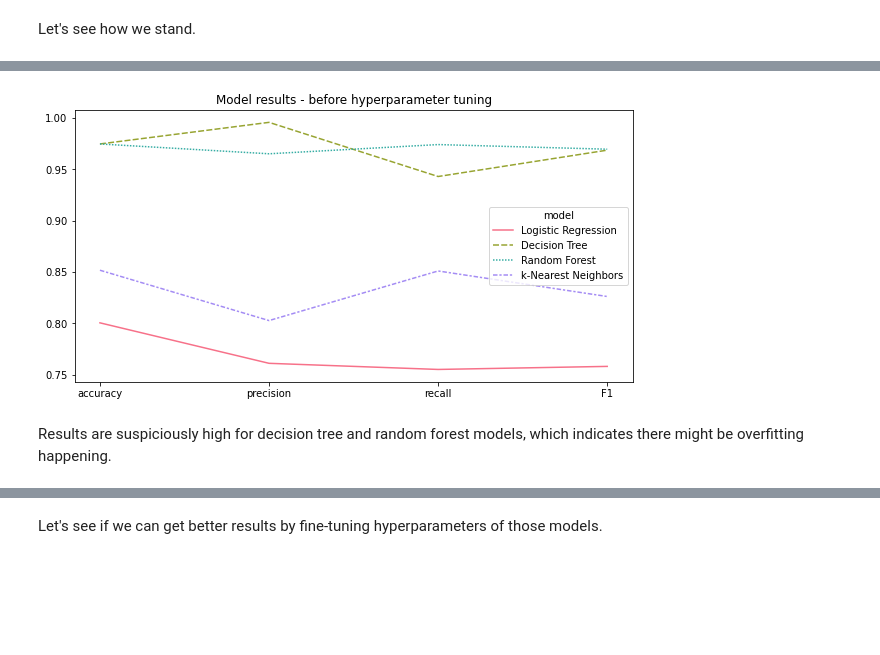
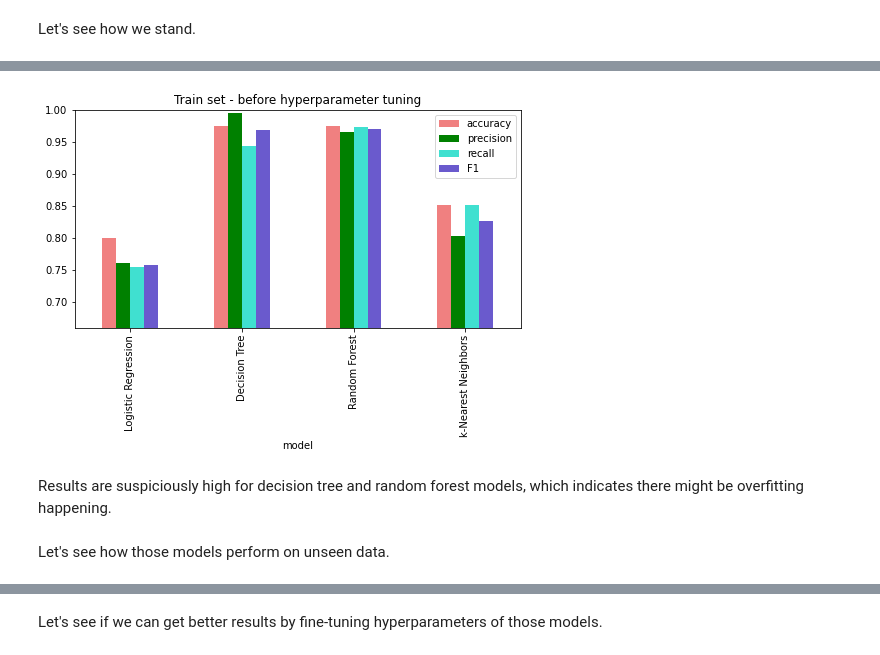
Before and after one commit to jvuger/StarbucksProject, a Jupyter notebook: Starbucks_Capstone_notebook.ipynb, the cells around one changed output, grey strips where cells are left out. Saved outputs shown, nothing was run; the diff lists cells and outputs as text; code cells hidden in the pictures; blank space fills up the shorter version.

```diff
--- a/Starbucks_Capstone_notebook.ipynb
+++ b/Starbucks_Capstone_notebook.ipynb
@@ -1323,7 +1278,7 @@ row['precision'] = [metrics.precision_score(y_train, y_train_dtc)]
 row['recall'] = [metrics.recall_score(y_train, y_train_dtc)]
 row['F1'] = [metrics.f1_score(y_train, y_train_dtc)]
 row = pd.DataFrame(row)
-results = pd.concat([results, row], ignore_index = True, axis = 0)
+results_train_before = pd.concat([results_train_before, row], ignore_index = True, axis = 0)
 # %% [markdown]
 We can also try Random Forest classifier.
 # %%
@@ -1350,7 +1293,7 @@ row['precision'] = [metrics.precision_score(y_train, y_train_rfc)]
 row['recall'] = [metrics.recall_score(y_train, y_train_rfc)]
 row['F1'] = [metrics.f1_score(y_train, y_train_rfc)]
 row = pd.DataFrame(row)
-results = pd.concat([results, row], ignore_index = True, axis = 0)
+results_train_before = pd.concat([results_train_before, row], ignore_index = True, axis = 0)
 # %% [markdown]
 Let's try k-Nearest Neighbors (KNN) classifier.
 # %%
@@ -1377,6 +1308,6 @@ row['precision'] = [metrics.precision_score(y_train, y_train_knn)]
 row['recall'] = [metrics.recall_score(y_train, y_train_knn)]
 row['F1'] = [metrics.f1_score(y_train, y_train_knn)]
 row = pd.DataFrame(row)
-results = pd.concat([results, row], ignore_index = True, axis = 0)
+results_train_before = pd.concat([results_train_before, row], ignore_index = True, axis = 0)
 # %% [markdown]
 Let's see how we stand.
@@ -1392,0 +1314,3 @@ results
+# %%
+results_train_before = results_train_before.set_index('model')
+results_train_before
@@ -1393,8 +1324,13 @@ results
 # %%
-plt.figure(figsize=(10, 5))
-sns.lineplot(data = results.T)
-plt.title("Model results - before hyperparameter tuning");
+#plt.figure(figsize=(10, 5))
+#sns.lineplot(data = results_train_before.T)
+#plt.title("Train set - before hyperparameter tuning");
-# %% [output]
-[figure, removed]
+# %%
+results_train_before.plot(kind = 'bar', ylim=(0.66, 1), color = ['lightcoral', 'green', 'turquoise', 'slateblue'], figsize=(8, 4));
+plt.title("Train set - before hyperparameter tuning");
+# %% [output]
+[figure, added]
 # %% [markdown]
 Results are suspiciously high for decision tree and random forest models, which indicates there might be overfitting happening.
+# %% [markdown]
+Let's see how those models perform on unseen data.
```
Also changed, not shown: parts of 39 cells of this notebook.
